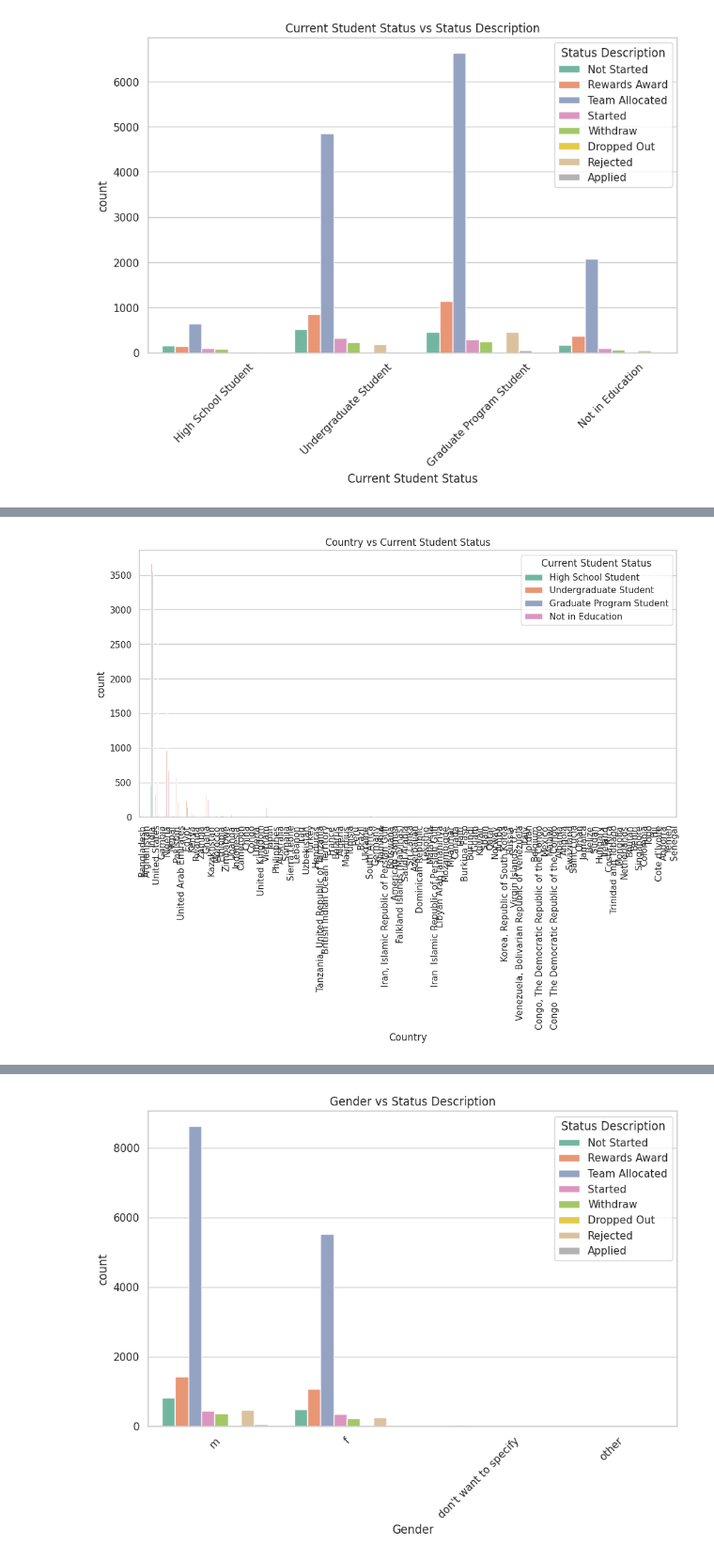
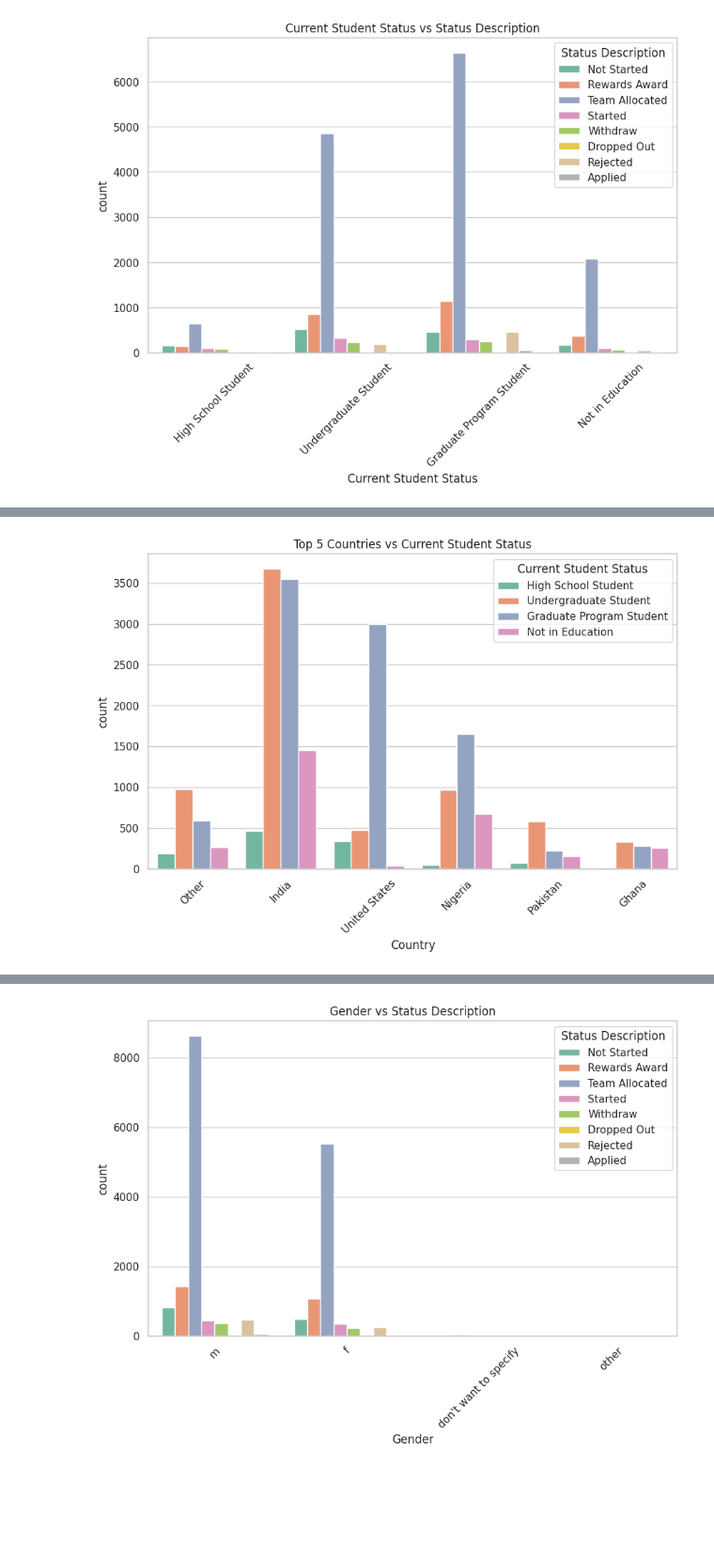
Before and after one commit to srijapamu25/Project-2, a Jupyter notebook: Data_Preprocessing_&_trend_analysis(Opportunity_data).ipynb, the cells around one changed output, grey strips where cells are left out. Shown at 94% size. Cells and saved outputs as stored; diff of their text form; code cells hidden in the pictures; blank space fills up the shorter version.

```diff
--- a/Data_Preprocessing_&_trend_analysis(Opportunity_data).ipynb
+++ b/Data_Preprocessing_&_trend_analysis(Opportunity_data).ipynb
@@ -281,8 +299,8 @@ plot_categorical_comparison("Current Student Status", "Opportunity Name", "Curre
 # %%
 # 3. Country vs Current Student Status
-plot_categorical_comparison("Country", "Current Student Status", "Country vs Current Student Status", figsize=(12, 6), rotation=90)
+plot_categorical_comparison("Country", "Current Student Status", "Top 5 Countries vs Current Student Status")
 # %% [output]
-[figure, old version]
+[figure, new version]
 # %%
 # 4. Country vs Status Description
 plot_categorical_comparison("Country", "Status Description", "Country vs Status Description", figsize=(12, 6), rotation=90)
```
Also changed, not shown: parts of 10 cells of this notebook.
